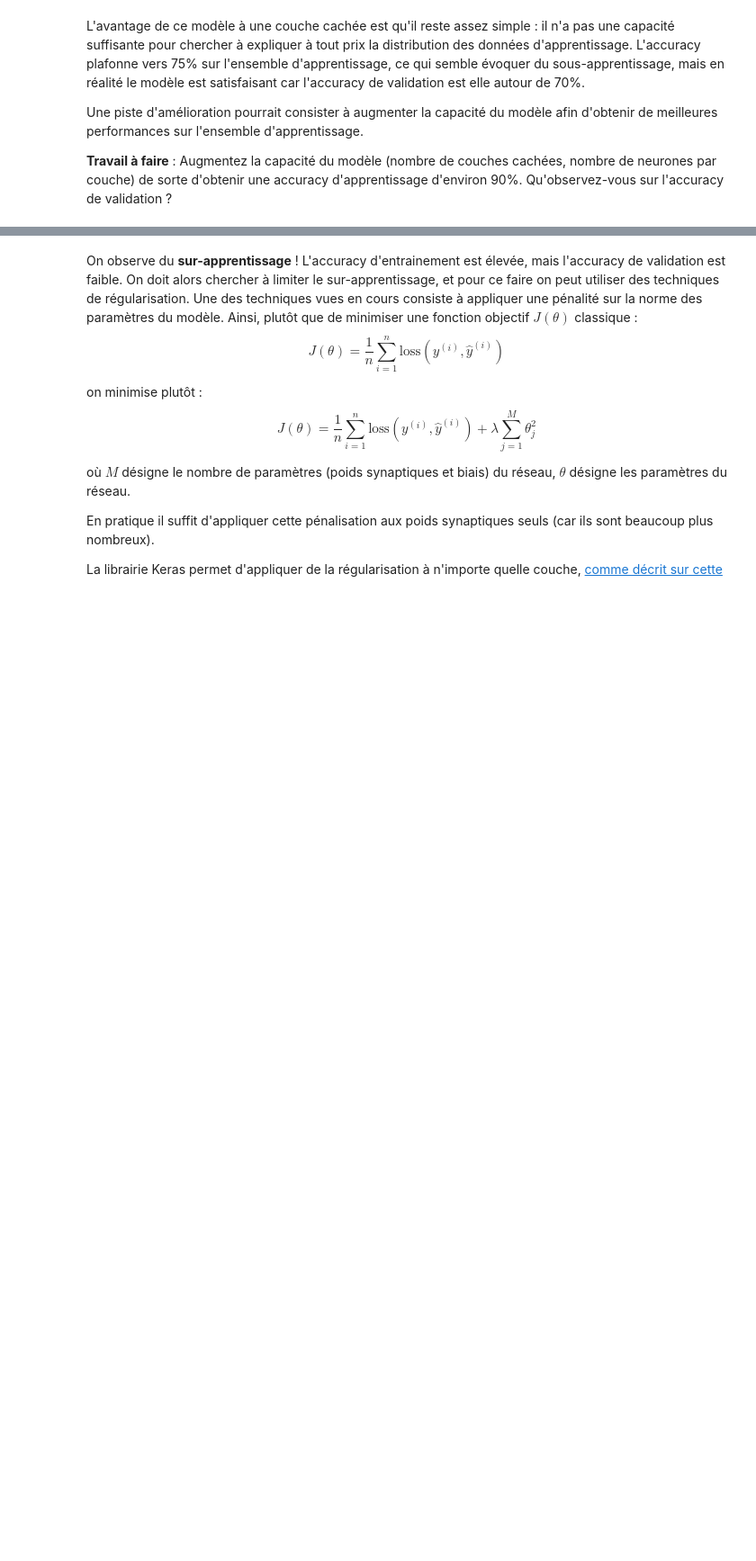
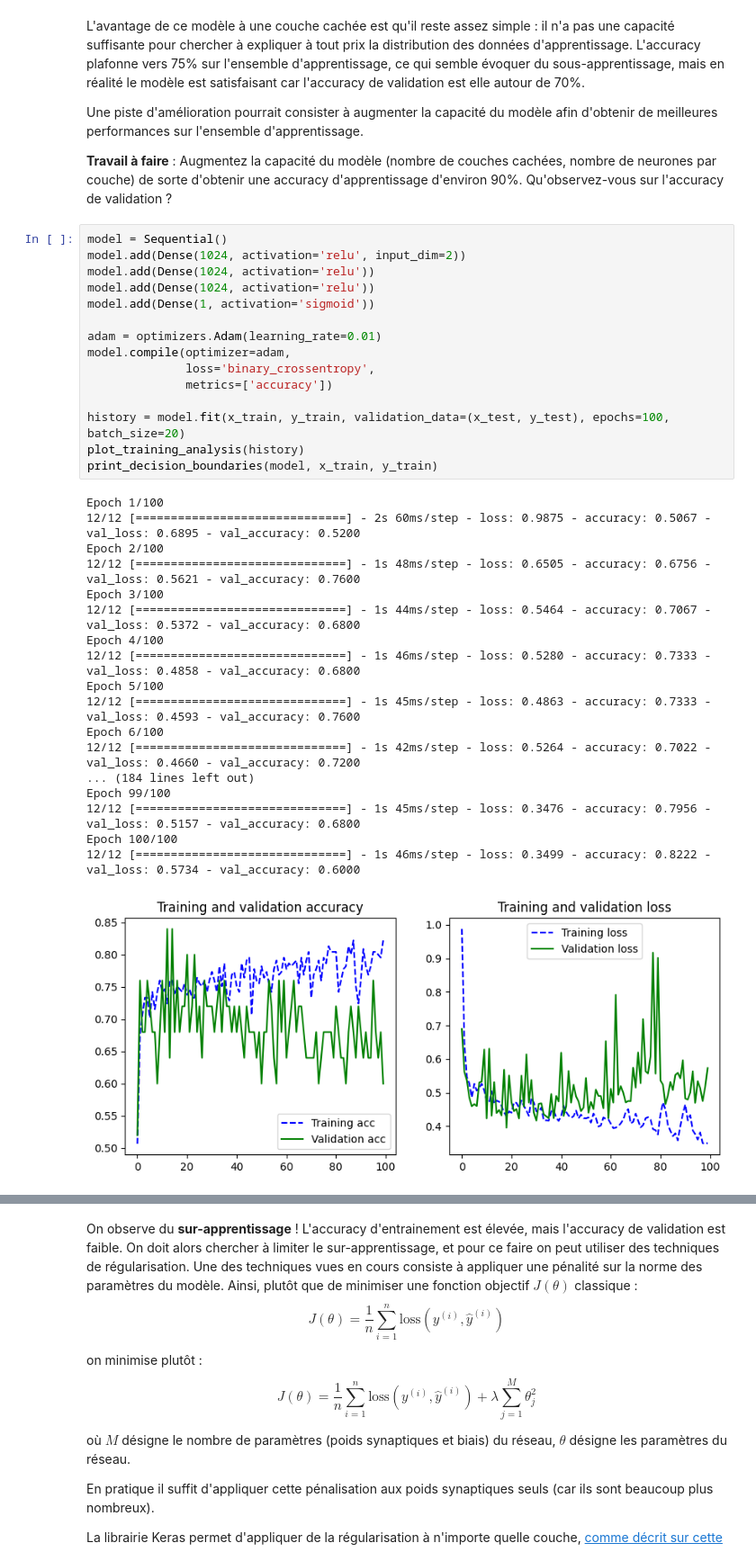
Before and after one commit to sully-vian/N7-1A, a Jupyter notebook: 1A/App/TP_5_Classification_avec_Keras_Tensorflow_Sujet.ipynb, the cells around one changed output, grey strips where cells are left out. Shown at 90% size. Cells and saved outputs as stored; diff of their text form; blank space fills up the shorter version.

```diff
--- a/1A/App/TP_5_Classification_avec_Keras_Tensorflow_Sujet.ipynb
+++ b/1A/App/TP_5_Classification_avec_Keras_Tensorflow_Sujet.ipynb
@@ -227,3 +393,37 @@ L'avantage de ce modèle à une couche cachée est qu'il reste assez simple : il
 Une piste d'amélioration pourrait consister à augmenter la capacité du modèle afin d'obtenir de meilleures performances sur l'ensemble d'apprentissage.
 
 **Travail à faire** : Augmentez la capacité du modèle (nombre de couches cachées, nombre de neurones par couche) de sorte d'obtenir une accuracy d'apprentissage d'environ 90%. Qu'observez-vous sur l'accuracy de validation ?
+# %%
+model = Sequential()
+model.add(Dense(1024, activation='relu', input_dim=2))
+model.add(Dense(1024, activation='relu'))
+model.add(Dense(1024, activation='relu'))
+model.add(Dense(1, activation='sigmoid'))
+
+adam = optimizers.Adam(learning_rate=0.01)
+model.compile(optimizer=adam,
+              loss='binary_crossentropy',
+              metrics=['accuracy'])
+
+history = model.fit(x_train, y_train, validation_data=(x_test, y_test), epochs=100, batch_size=20)
+plot_training_analysis(history)
+print_decision_boundaries(model, x_train, y_train)
+# %% [output]
+Epoch 1/100
+12/12 [==============================] - 2s 60ms/step - loss: 0.9875 - accuracy: 0.5067 - val_loss: 0.6895 - val_accuracy: 0.5200
+Epoch 2/100
+12/12 [==============================] - 1s 48ms/step - loss: 0.6505 - accuracy: 0.6756 - val_loss: 0.5621 - val_accuracy: 0.7600
+Epoch 3/100
+12/12 [==============================] - 1s 44ms/step - loss: 0.5464 - accuracy: 0.7067 - val_loss: 0.5372 - val_accuracy: 0.6800
+Epoch 4/100
+12/12 [==============================] - 1s 46ms/step - loss: 0.5280 - accuracy: 0.7333 - val_loss: 0.4858 - val_accuracy: 0.6800
+Epoch 5/100
+12/12 [==============================] - 1s 45ms/step - loss: 0.4863 - accuracy: 0.7333 - val_loss: 0.4593 - val_accuracy: 0.7600
+Epoch 6/100
+12/12 [==============================] - 1s 42ms/step - loss: 0.5264 - accuracy: 0.7022 - val_loss: 0.4660 - val_accuracy: 0.7200
+... (184 lines left out)
+Epoch 99/100
+12/12 [==============================] - 1s 45ms/step - loss: 0.3476 - accuracy: 0.7956 - val_loss: 0.5157 - val_accuracy: 0.6800
+Epoch 100/100
+12/12 [==============================] - 1s 46ms/step - loss: 0.3499 - accuracy: 0.8222 - val_loss: 0.5734 - val_accuracy: 0.6000
+[figure, added]
```
Also changed, not shown: parts of 15 cells of this notebook.
